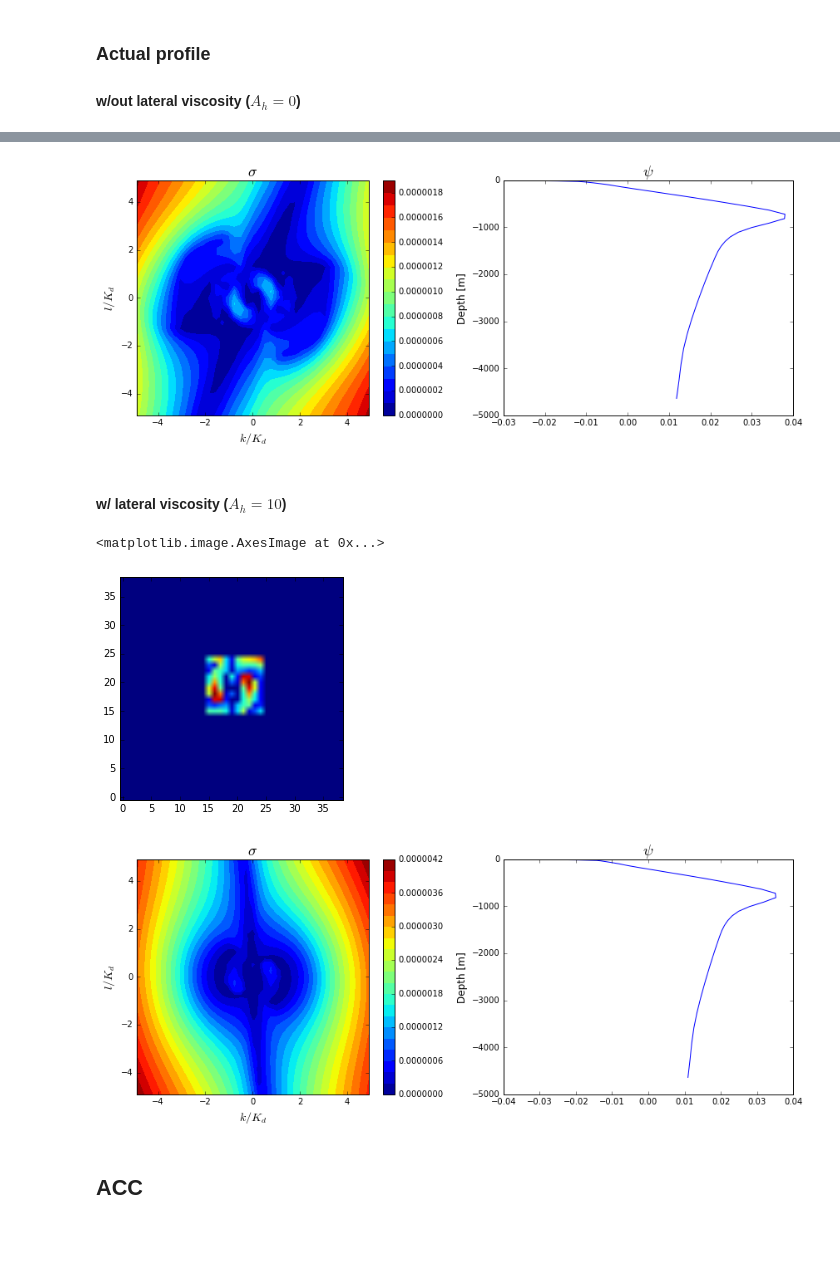
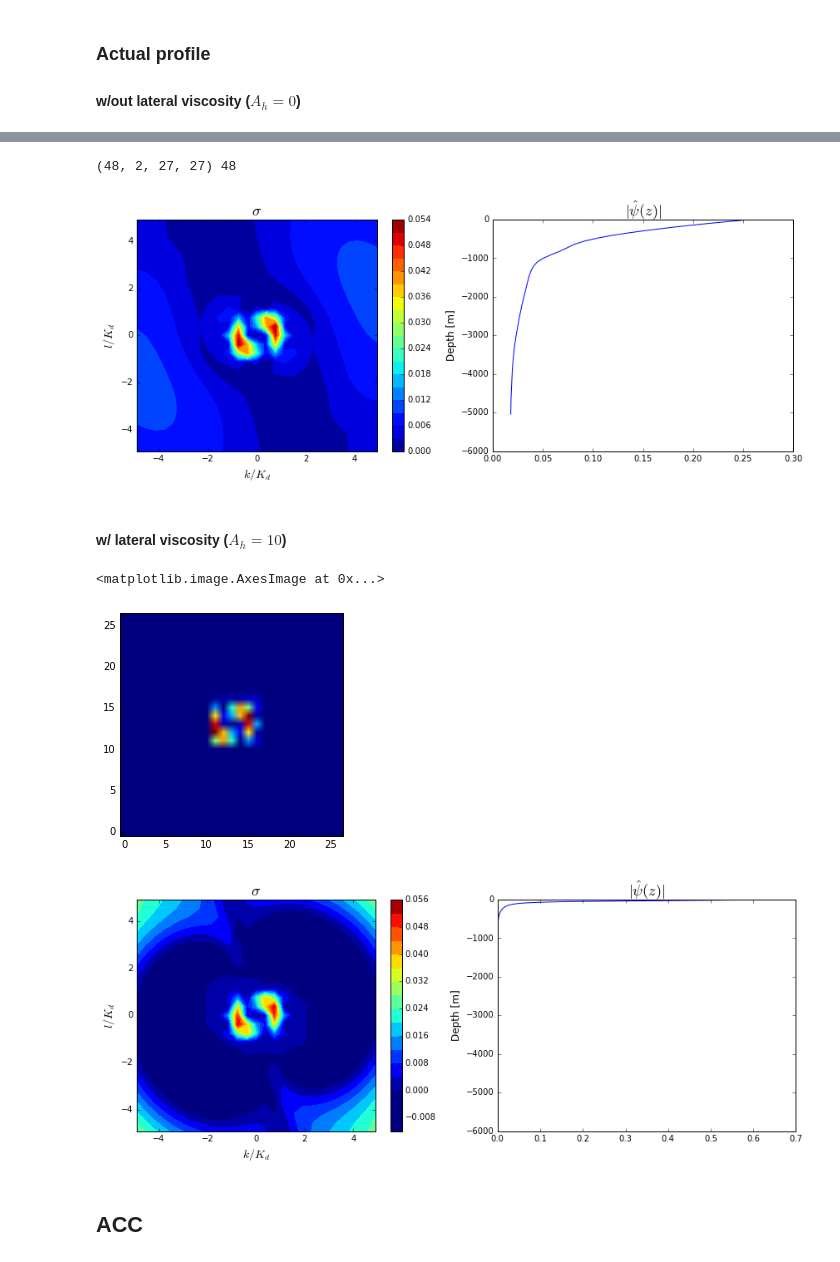
Before and after one commit to rabernat/oceanmodes, a Jupyter notebook: examples/Test_oceanmodes_on_OCCA.ipynb, the cells around one changed output, grey strips where cells are left out. Drawn from its saved outputs; the diff is of its cells as text; code cells hidden in the pictures; blank space fills up the shorter version.

Commit message:
Made minor changes to the baroclinic.py code and using geostrophic velocity looks promising

```diff
--- a/examples/Test_oceanmodes_on_OCCA.ipynb
+++ b/examples/Test_oceanmodes_on_OCCA.ipynb
@@ -416,13 +606,13 @@ ax2.set_title(r'$\psi$', fontsize=18)
 ### Actual profile
 #### w/out lateral viscosity ($A_h=0$)
 # %%
-zpsi, w, psi = baroclinic.instability_analysis_from_N2_profile( -zN2_GS.values,
+zpsi_GS0, w_GS0, psi_GS0 = baroclinic.instability_analysis_from_N2_profile( -zN2_GS.values,
                                                                    N2_GS.values, f0_meta.sel(Latitude_t=GS[1]).values,
                                                                    beta_meta.sel(Latitude_t=GS[1]).values,
                                                                    k_GS, l_GS, z_t.values, u_GS.values, v_GS.values, etax, etay,
                                                                    Ah=0., num=2 )
 # %%
-sig = w[0].copy()
+sig = w_GS0[0].copy()
 for i in range(10):
     sig[:, i] = np.nan
 for j in range(10):
@@ -440,64 +630,70 @@ plt.imshow(sig.imag, origin='bottom')
+# %%
+print psi_GS0.shape, len(zpsi_GS0)
+# %% [output]
+(48, 2, 27, 27) 48
 # %%
 fig = plt.figure(figsize=(12,5))
 
 ax1 = fig.add_subplot(121)
-cax = ax1.contourf(k_GS*Rd_GS[1], l_GS*Rd_GS[1], w.imag[0], 20)
+cax = ax1.contourf(k_GS*Rd_GS[1], l_GS*Rd_GS[1], w_GS0.imag[0]*24*3600., 20)
 cbar = fig.colorbar(cax, orientation='vertical')
 ax1.set_xlabel(r'$k/K_d$', fontsize=14)
 ax1.set_ylabel(r'$l/K_d$', fontsize=14)
 ax1.set_title(r'$\sigma$', fontsize=18)
 
 ax2 = fig.add_subplot(122)
-ax2.plot(np.reshape(psi[:, 0], (len(zpsi),
-                                psi.shape[-1]**2))[:, np.nanargmax(sig.imag)], -zpsi)
+ax2.plot(np.reshape(np.absolute(psi_GS0[:, 0]), (len(zpsi_GS0),
+                                psi_GS0.shape[-1]**2))[:, np.nanargmax(sig.imag)], -zpsi_GS0)
 ax2.set_ylabel(r'Depth [m]', fontsize=12)
-ax2.set_title(r'$\psi$', fontsize=18)
+ax2.set_title(r'$|\hat{\psi}(z)|$', fontsize=18)
 
 plt.tight_layout()
 # %% [output]
-[figure, old version]
+[figure, new version]
 # %% [markdown]
 #### w/ lateral viscosity ($A_h=10$)
 # %%
-zpsi, w, psi = baroclinic.instability_analysis_from_N2_profile( -zN2_GS.values,
+zpsi_GS10, w_GS10, psi_GS10 = baroclinic.instability_analysis_from_N2_profile( -zN2_GS.values,
                                                                    N2_GS.values, f0_meta.sel(Latitude_t=GS[1]).values,
                                                                    beta_meta.sel(Latitude_t=GS[1]).values,
                                                                    k_GS, l_GS, z_t.values, u_GS.values, v_GS.values, etax, etay,
                                                                    Ah=1e1, num=2 )
 # %%
-sig = w[0].copy()
-for i in range(15):
+sig = w_GS10[0].copy()
+for i in range(11):
     sig[:, i] = np.nan
-for j in range(15):
+for j in range(11):
     sig[j, :] = np.nan
 
-for i in range(-1,-15,-1):
+for i in range(-1,-11,-1):
     sig[:, i] = np.nan
-for j in range(-1,-15,-1):
+for j in range(-1,-11,-1):
     sig[j, :] = np.nan
 
 plt.imshow(sig.imag, origin='bottom')
 # %% [output]
 <matplotlib.image.AxesImage at 0x...>
-[figure, old version]
+[figure, new version]
 # %%
 fig = plt.figure(figsize=(12,5))
 
 ax1 = fig.add_subplot(121)
-cax = ax1.contourf(k_GS*Rd_GS[1], l_GS*Rd_GS[1], w.imag[0], 20)
+cax = ax1.contourf(k_GS*Rd_GS[1], l_GS*Rd_GS[1],
+                   w_GS10.imag[0]*24*3600., 20, vmin=0.)
 cbar = fig.colorbar(cax, orientation='vertical')
 ax1.set_xlabel(r'$k/K_d$', fontsize=14)
 ax1.set_ylabel(r'$l/K_d$', fontsize=14)
 ax1.set_title(r'$\sigma$', fontsize=18)
 
 ax2 = fig.add_subplot(122)
-ax2.plot(np.reshape(psi[:, 0], (len(zpsi), psi.shape[-1]**2))[:, np.nanargmax(sig.imag)], -zpsi)
+ax2.plot(np.reshape(np.absolute(psi_GS10[:, 0]),
+                    (len(zpsi_GS10), psi_GS10.shape[-1]**2))[:, np.nanargmax(sig.imag)], -zpsi_GS10)
 ax2.set_ylabel(r'Depth [m]', fontsize=12)
-ax2.set_title(r'$\hat{\psi}(z)$', fontsize=18)
+ax2.set_title(r'$|\hat{\psi}(z)|$', fontsize=18)
 
 plt.tight_layout()
 # %% [output]
-[figure, old version]
+[figure, new version]
 # %% [markdown]
 ## ACC
 # %%
```
Also changed, not shown: parts of 63 cells of this notebook, 1 other file.
